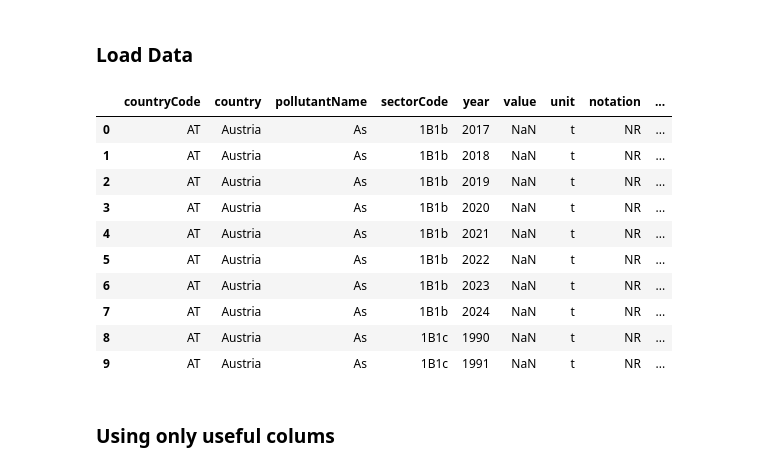
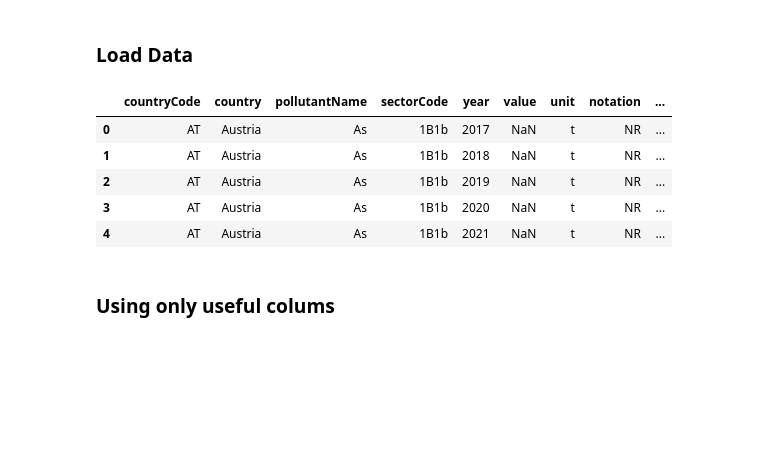
Before and after one commit to Mxlrt69/Data_Science_Project, a Jupyter notebook: data_cleaning_emissions.ipynb, the cells around one changed output. Saved outputs shown, nothing was run; the diff lists cells and outputs as text; code cells hidden in the pictures; blank space fills up the shorter version.

```diff
--- a/data_cleaning_emissions.ipynb
+++ b/data_cleaning_emissions.ipynb
@@ -20,19 +20,14 @@ os.getcwd()
 # %%
 df = pd.read_csv("Emissions.csv",sep="\t",low_memory=False)
 
-df.head(10)
+df.head()
 # %% [output]
 |  | countryCode | country | pollutantName | sectorCode | year | value | unit | notation | ... |
 | 0 | AT | Austria | As | 1B1b | 2017 | NaN | t | NR | ... |
 | 1 | AT | Austria | As | 1B1b | 2018 | NaN | t | NR | ... |
 | 2 | AT | Austria | As | 1B1b | 2019 | NaN | t | NR | ... |
 | 3 | AT | Austria | As | 1B1b | 2020 | NaN | t | NR | ... |
 | 4 | AT | Austria | As | 1B1b | 2021 | NaN | t | NR | ... |
-| 5 | AT | Austria | As | 1B1b | 2022 | NaN | t | NR | ... |
-| 6 | AT | Austria | As | 1B1b | 2023 | NaN | t | NR | ... |
-| 7 | AT | Austria | As | 1B1b | 2024 | NaN | t | NR | ... |
-| 8 | AT | Austria | As | 1B1c | 1990 | NaN | t | NR | ... |
-| 9 | AT | Austria | As | 1B1c | 1991 | NaN | t | NR | ... |
 # %% [markdown]
 ### Using only useful colums
 # %%
```
Also changed, not shown: parts of 17 cells of this notebook.
